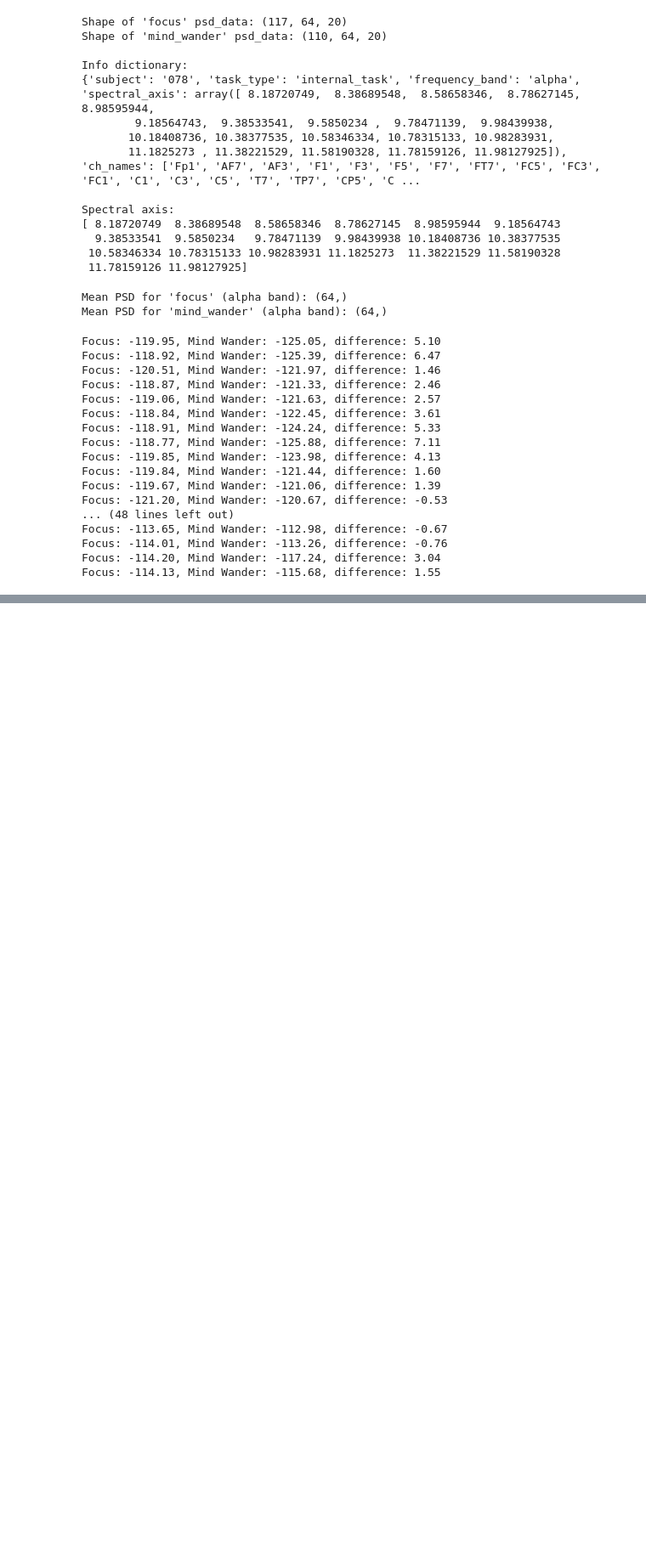
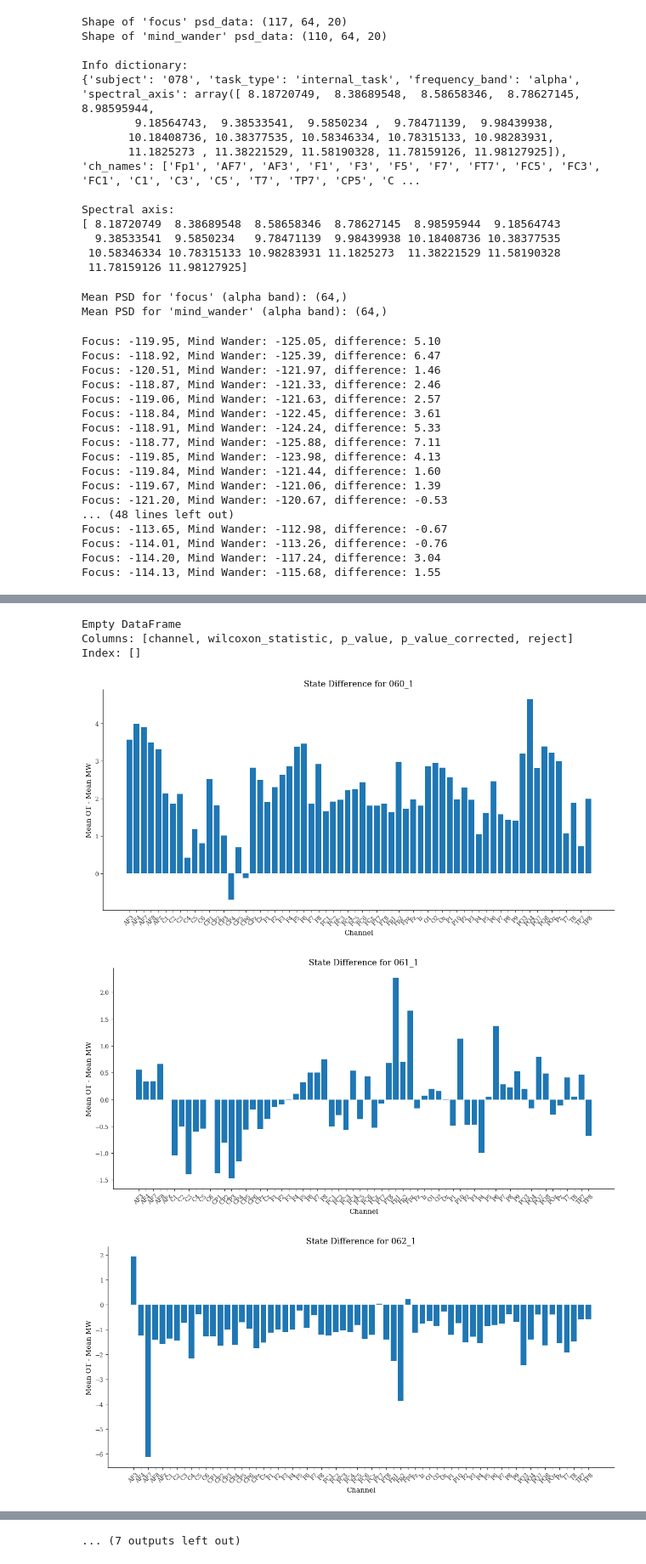
Before and after one commit to sivertbk/Master_AttentionalDirectionResearch, a Jupyter notebook: notebooks/old_data_inspection.ipynb, the cells around one changed output, grey strips where cells are left out. Shown at 85% size. Cells and saved outputs as stored; diff of their text form; code cells hidden in the pictures; blank space fills up the shorter version.

```diff
--- a/notebooks/old_data_inspection.ipynb
+++ b/notebooks/old_data_inspection.ipynb
@@ -249,0 +250,25 @@ No baseline correction applied
+# %%
+from eeg_analyzer.dataset import Dataset
+
+dataset = DATASETS['braboszcz2017']
+dataset = Dataset(dataset)
+
+dataset.load_subjects()
+# %%
+import pandas as pd
+from eeg_analyzer.statistics import Statistics
+
+ctr_subs = dataset.get_group_subjects('ctr')
+dataset.remove_subjects(ctr_subs)
+df_data = dataset.to_long_band_power_list((8,12))
+
+df = pd.DataFrame(df_data)
+
+# create new df_summary that for each channel contains both state means of band_db
+df_summary = Statistics.calculate_descriptive_stats_detailed(
+    df=df,
+    value_col='band_db',
+    group_cols=['subject_session', 'channel'],
+    state_col='state',
+)
+df_summary.head()
@@ -249,0 +297,33 @@ No baseline correction applied
+# %%
+# Present all the results
+test['p_value_corrected'] = pvals_corrected
+test['reject'] = reject
+print(test[test['reject']==True])  # Only show significant results
+# %% [output]
+Empty DataFrame
+Columns: [channel, wilcoxon_statistic, p_value, p_value_corrected, reject]
+Index: []
+# %%
+# Subject for subject plot a bar with their state difference
+import matplotlib.pyplot as plt
+%matplotlib inline
+def plot_subject_state_differences(df_summary):
+    subjects = df_summary['subject_session'].unique()
+    channels = df_summary['channel'].unique()
+
+    for subject in subjects:
+        subject_data = df_summary[df_summary['subject_session'] == subject]
+        plt.figure(figsize=(12, 6))
+        plt.bar(subject_data['channel'], subject_data['state_diff_mean'])
+        plt.title(f'State Difference for {subject}')
+        plt.xlabel('Channel')
+        plt.ylabel('Mean OT - Mean MW')
+        plt.xticks(rotation=45)
+        plt.tight_layout()
+        plt.show()
+
+plot_subject_state_differences(df_summary)
+# %% [output]
+[figure, added]
+[figure, added]
+[figure, added]
@@ -249,0 +339 @@ No baseline correction applied
+... (7 outputs left out)
```
Also changed, not shown: parts of 8 cells of this notebook, 18 other files.
